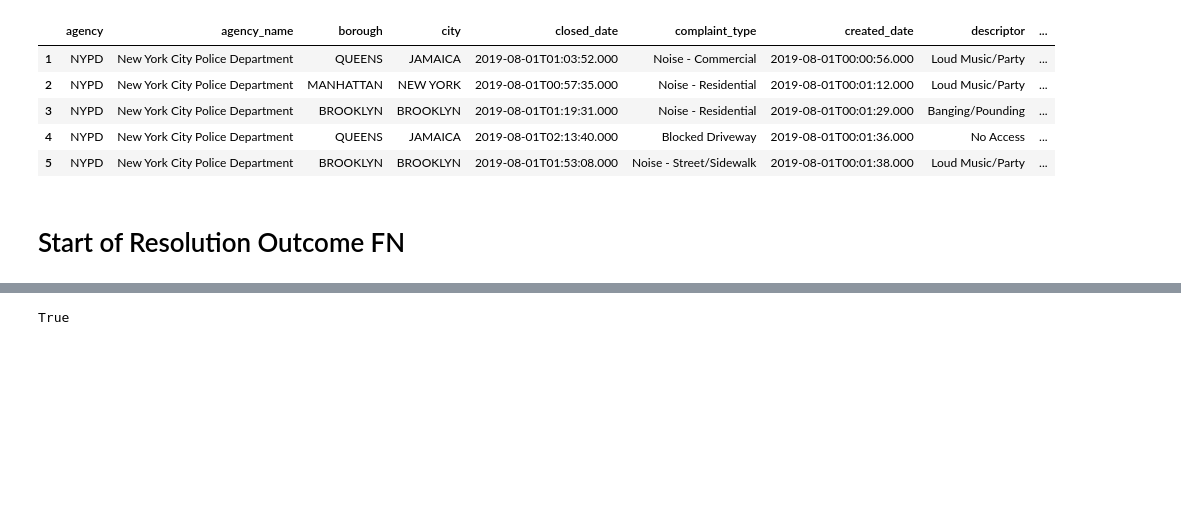
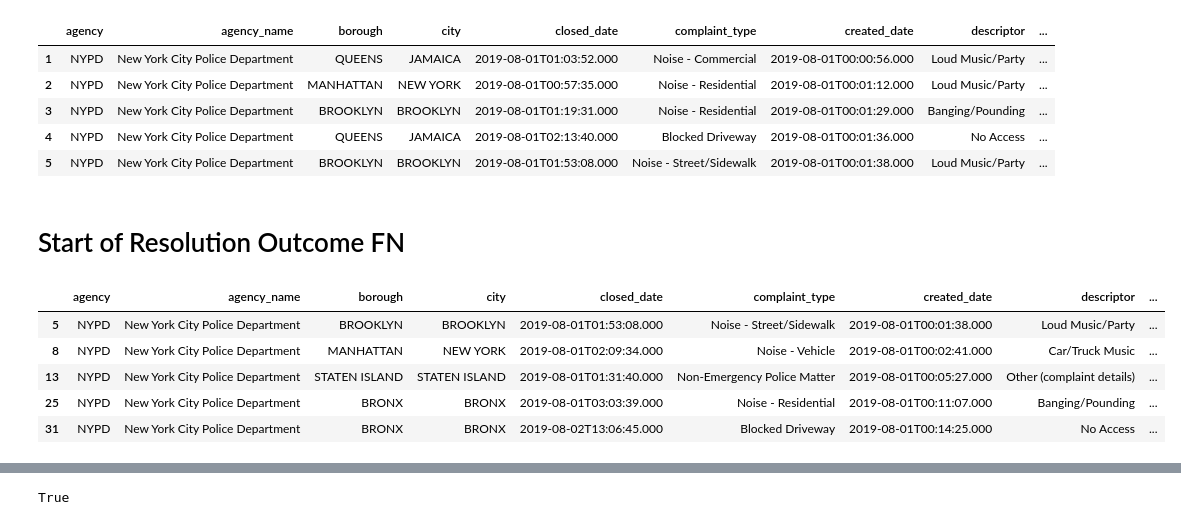
Before and after one commit to whohuhwhat/311_pt4, a Jupyter notebook: Function.ipynb, the cells around one changed output, grey strips where cells are left out. Cells and saved outputs as stored; diff of their text form; code cells hidden in the pictures; blank space fills up the shorter version.

```diff
--- a/Function.ipynb
+++ b/Function.ipynb
@@ -334,6 +334,11 @@ nypd.head()
 # %%
 aug1 = pd.read_csv('311_8-01_8-03function.csv')
 # %%
-def res_out(db):
-    if db['resolution_description'][0] == ('The Police Department responded to the complaint and took action to fix the condition.'):
-        print("look it works")
+nypd.loc[nypd['resolution_description'] == 'The Police Department responded to the complaint and took action to fix the condition.'].head()
+# %% [output]
+|  | agency | agency_name | borough | city | closed_date | complaint_type | created_date | descriptor | ... |
+| 5 | NYPD | New York City Police Department | BROOKLYN | BROOKLYN | 2019-08-01T01:53:08.000 | Noise - Street/Sidewalk | 2019-08-01T00:01:38.000 | Loud Music/Party | ... |
+| 8 | NYPD | New York City Police Department | MANHATTAN | NEW YORK | 2019-08-01T02:09:34.000 | Noise - Vehicle | 2019-08-01T00:02:41.000 | Car/Truck Music | ... |
+| 13 | NYPD | New York City Police Department | STATEN ISLAND | STATEN ISLAND | 2019-08-01T01:31:40.000 | Non-Emergency Police Matter | 2019-08-01T00:05:27.000 | Other (complaint details) | ... |
+| 25 | NYPD | New York City Police Department | BRONX | BRONX | 2019-08-01T03:03:39.000 | Noise - Residential | 2019-08-01T00:11:07.000 | Banging/Pounding | ... |
+| 31 | NYPD | New York City Police Department | BRONX | BRONX | 2019-08-02T13:06:45.000 | Blocked Driveway | 2019-08-01T00:14:25.000 | No Access | ... |
```
Also changed, not shown: parts of 8 cells of this notebook.
